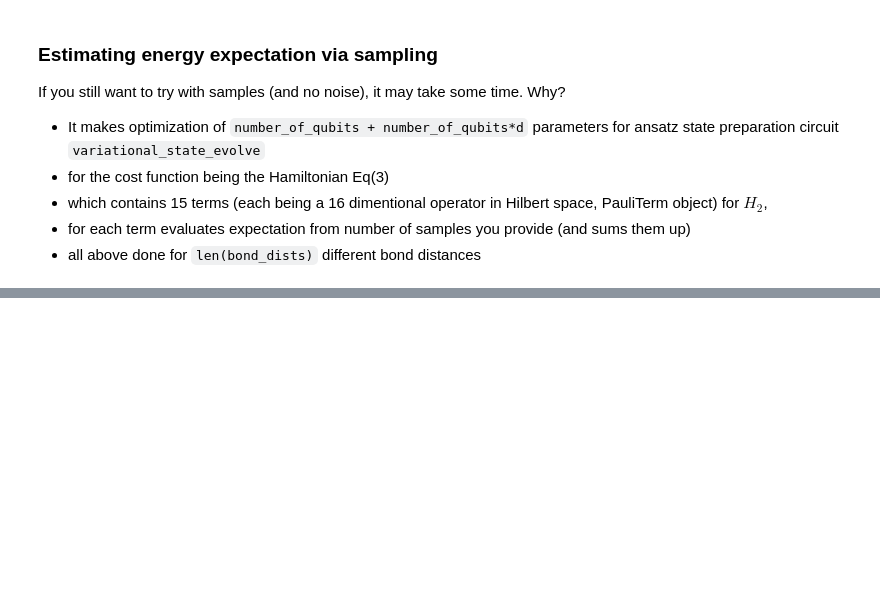
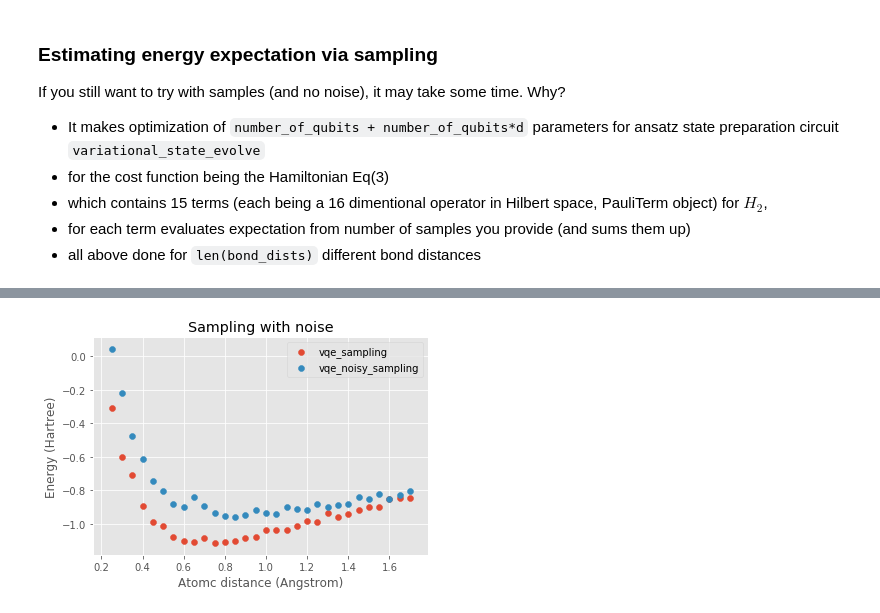
Before and after one commit to gate42qc/Tutorials, a Jupyter notebook: VQE/VQE_for_hydrogen_molecule_energy.ipynb, the cells around one changed output, grey strips where cells are left out. Cells and saved outputs as stored; diff of their text form; code cells hidden in the pictures; blank space fills up the shorter version.

```diff
--- a/VQE/VQE_for_hydrogen_molecule_energy.ipynb
+++ b/VQE/VQE_for_hydrogen_molecule_energy.ipynb
@@ -262,5 +305,22 @@ Prepare corresponding parameters to feed to `vqe_run` with `samples=` some numbe
 # %%
-pauli_channel = [0.1, 0.1, 0.1] #10% chance of each gate at each timestep
-noisy_qc = get_qc("4q-qvm", noisy=True) # api.QVMConnection(gate_noise=pauli_channel)
-meas_channel = [0.1, 0.1, 0.1] #10% chance of each gate at each measurement
-noisy_meas_qvm = api.QVMConnection(measurement_noise=meas_channel)
+inst_samp_noisy = VQE(minimizer=minimize, minimizer_kwargs={'method': 'COBYLA'}) # 'BFGS'
+noisy_qc = get_qc("2q-qvm", noisy=True)
+#pauli_channel = [0.005, 0.005, 0.005] #10% chance of each gate at each timestep, works when qc=None
+#meas_channel = [0.1, 0.1, 0.1] #10% chance of each gate at each measurement, works when qc=None
+#noisy_meas_qvm = api.QVMConnection(measurement_noise=meas_channel)
+# %%
+start = time.time()
+print("-------------------starting optimization---------------------")
+
+# the VQE result at each interatomic distance is stored results_sampl
+results_samp_noisy = [inst_samp_noisy.vqe_run(variational_state_evolve,
+                                    ham,
+                                    initial_params=initial_parameters,
+                                    qc=noisy_qc,
+                                    samples=1000)
+                 for ham in hamiltonians]
+
+
+end = time.time()
+print("-------------------optimization done. elapsed time is:---------------------")
+print((end - start)/60, 'minutes')
@@ -266,0 +331,13 @@ noisy_meas_qvm = api.QVMConnection(measurement_noise=meas_channel)
+# %%
+noisy_energies_sampl = [res.fun for res in results_samp_noisy]
+# %%
+plt.scatter(bond_dists, energies_sampl, label='vqe_sampling')
+plt.scatter(bond_dists, noisy_energies_sampl, label='vqe_noisy_sampling')
+plt.title('Sampling with noise')
+plt.xlabel('Atomc distance (Angstrom)')
+plt.ylabel('Energy (Hartree)')
+plt.legend(loc='upper right')
+plt.savefig('images/H2_energy_samp.png', format='png', dpi=1000)
+plt.show()
+# %% [output]
+[figure, added]
```
Also changed, not shown: parts of 42 cells of this notebook, 6 other files.
